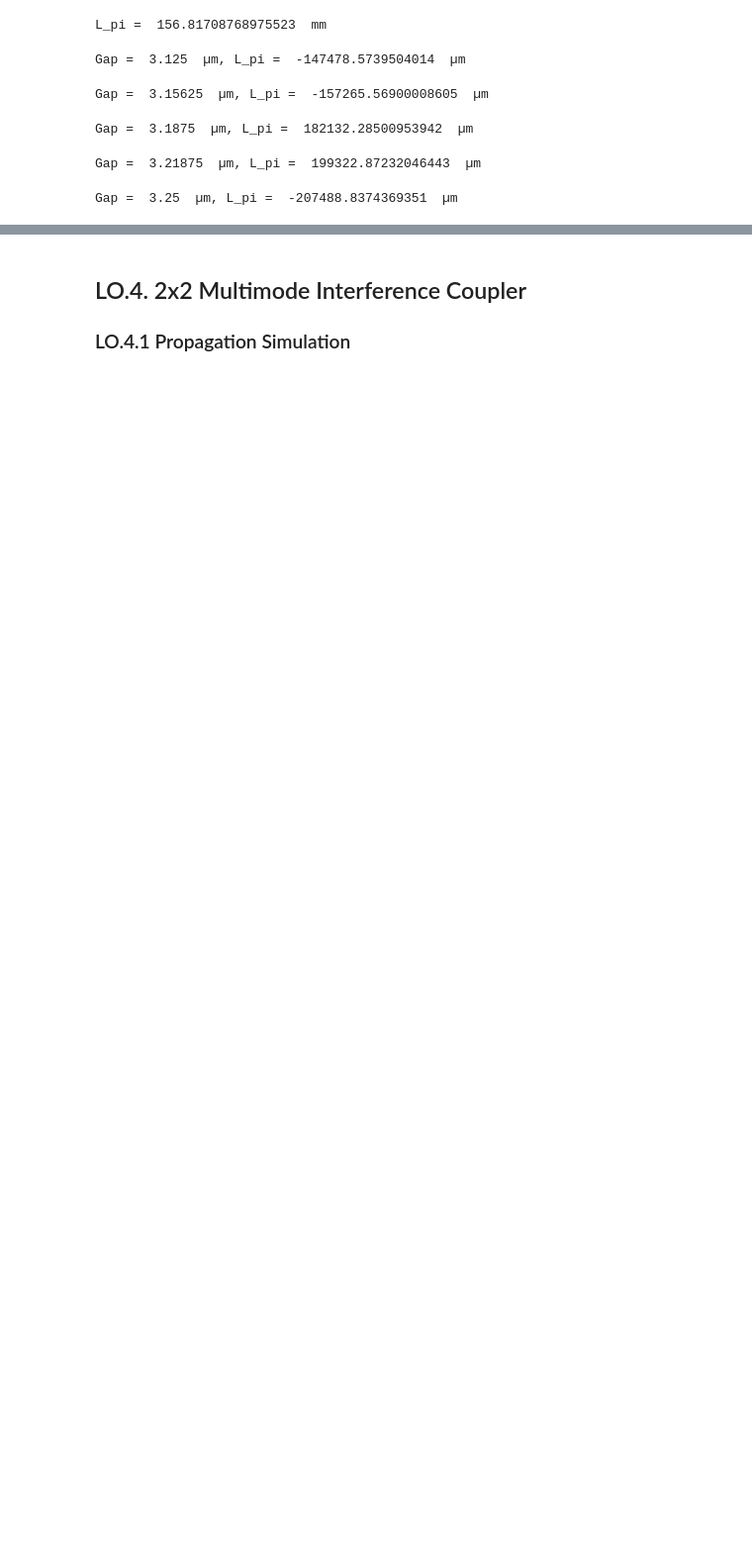
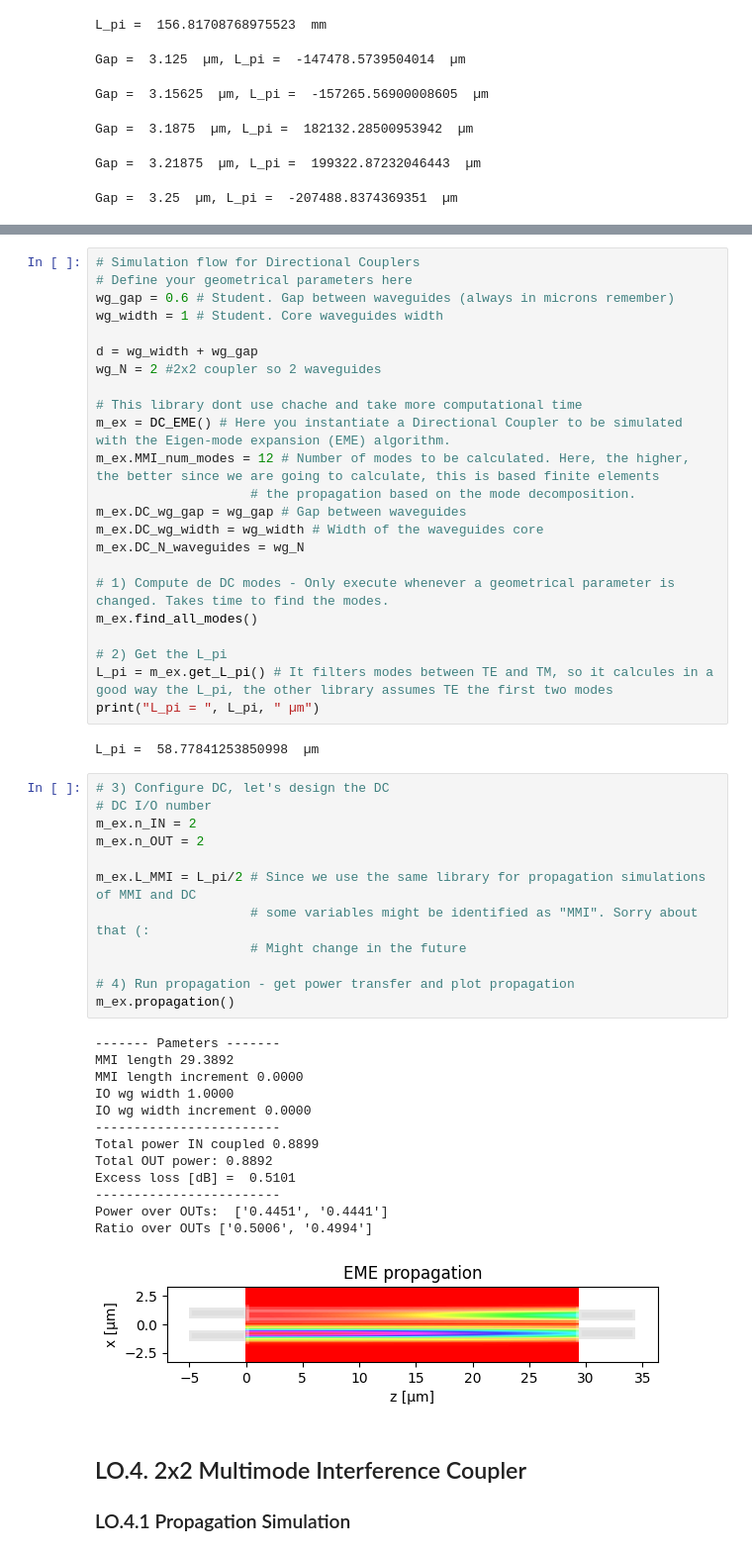
Before and after one commit to DBAEASE/pic-upv-lab2, a Jupyter notebook: COUPLERS_Student.ipynb, the cells around one changed output, grey strips where cells are left out. Shown at 99% size. Drawn from its saved outputs; the diff is of its cells as text; blank space fills up the shorter version.

```diff
--- a/COUPLERS_Student.ipynb
+++ b/COUPLERS_Student.ipynb
@@ -163,3 +166,54 @@ I got a negative L_pi value for 2.5 microns gap, the mode solver algorithm is fa
+# %%
+# Simulation flow for Directional Couplers
+# Define your geometrical parameters here
+wg_gap = 0.6 # Student. Gap between waveguides (always in microns remember)
+wg_width = 1 # Student. Core waveguides width
+
+d = wg_width + wg_gap
+wg_N = 2 #2x2 coupler so 2 waveguides
+
+# This library dont use chache and take more computational time
+m_ex = DC_EME() # Here you instantiate a Directional Coupler to be simulated with the Eigen-mode expansion (EME) algorithm.
+m_ex.MMI_num_modes = 12 # Number of modes to be calculated. Here, the higher, the better since we are going to calculate, this is based finite elements
+                    # the propagation based on the mode decomposition.
+m_ex.DC_wg_gap = wg_gap # Gap between waveguides
+m_ex.DC_wg_width = wg_width # Width of the waveguides core
+m_ex.DC_N_waveguides = wg_N
+
+# 1) Compute de DC modes - Only execute whenever a geometrical parameter is changed. Takes time to find the modes.
+m_ex.find_all_modes()
+
+# 2) Get the L_pi
+L_pi = m_ex.get_L_pi() # It filters modes between TE and TM, so it calcules in a good way the L_pi, the other library assumes TE the first two modes
+print("L_pi = ", L_pi, " µm")
+# %% [output]
+L_pi =  58.77841253850998  µm
+# %%
+# 3) Configure DC, let's design the DC
+# DC I/O number
+m_ex.n_IN = 2
+m_ex.n_OUT = 2
+
+m_ex.L_MMI = L_pi/2 # Since we use the same library for propagation simulations of MMI and DC
+                    # some variables might be identified as "MMI". Sorry about that (:
+                    # Might change in the future
+
+# 4) Run propagation - get power transfer and plot propagation
+m_ex.propagation()
+# %% [output]
+------- Pameters -------
+MMI length 29.3892
+MMI length increment 0.0000
+IO wg width 1.0000
+IO wg width increment 0.0000
+------------------------
+Total power IN coupled 0.8899
+Total OUT power: 0.8892
+Excess loss [dB] =  0.5101
+------------------------
+Power over OUTs:  ['0.4451', '0.4441']
+Ratio over OUTs ['0.5006', '0.4994']
+[figure, added]
 # %% [markdown]
 ## LO.4. 2x2 Multimode Interference Coupler
 
```
Also changed, not shown: parts of 7 cells of this notebook, 2 other files.
